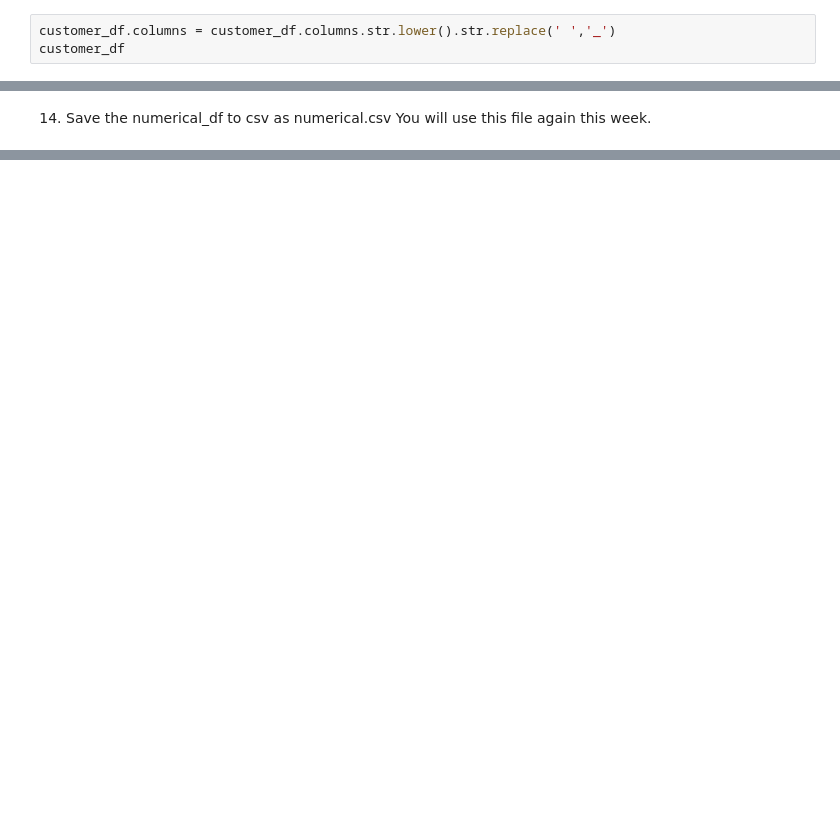
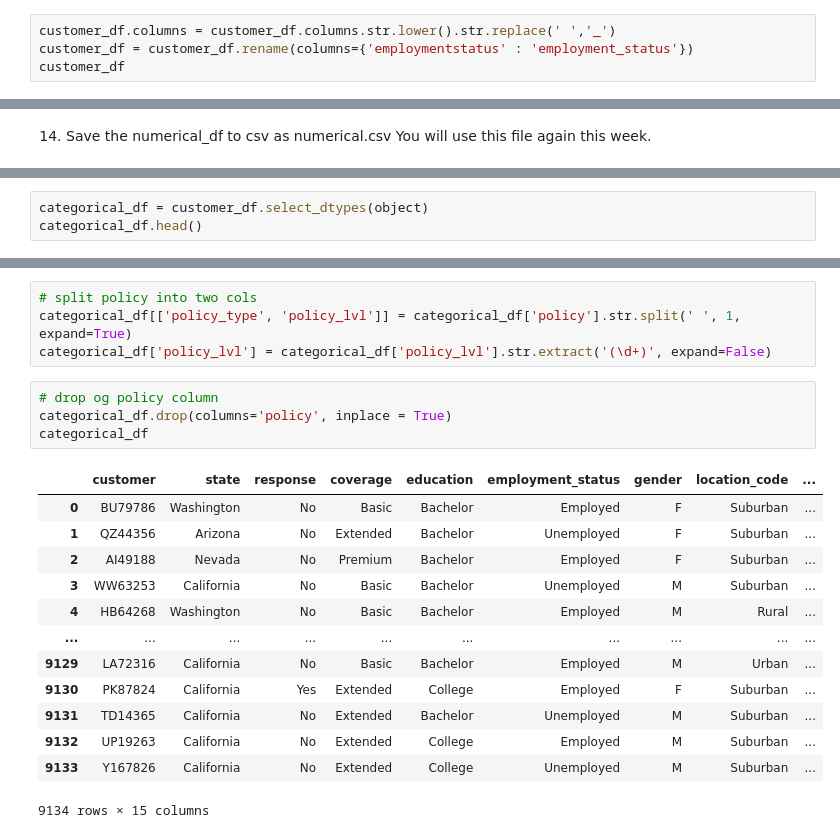
Before and after one commit to valmgisbert/lab-cleaning-numerical-data, a Jupyter notebook: lab-cleaning-numerical-data.ipynb, the cells around one changed output, grey strips where cells are left out. Drawn from its saved outputs; the diff is of its cells as text; blank space fills up the shorter version.

Commit message:
categorical lab done

```diff
--- a/lab-cleaning-numerical-data.ipynb
+++ b/lab-cleaning-numerical-data.ipynb
@@ -88,6 +90,7 @@ Name: Total Claim Amount, Length: 5106, dtype: int64
 4. Rename the columns so they follow the PE8 (snake case) (lower_case_with_underscores)
 # %%
 customer_df.columns = customer_df.columns.str.lower().str.replace(' ','_')
+customer_df = customer_df.rename(columns={'employmentstatus' : 'employment_status'})
 customer_df
 # %% [output]
 |  | customer | state | customer_lifetime_value | response | coverage | education | effective_to_date | ... |
@@ -305,0 +315,3 @@ numerical_df.to_csv('numerical.csv')
+# %%
+categorical_df = customer_df.select_dtypes(object)
+categorical_df.head()
@@ -305,0 +426,22 @@ numerical_df.to_csv('numerical.csv')
+# %%
+# split policy into two cols
+categorical_df[['policy_type', 'policy_lvl']] = categorical_df['policy'].str.split(' ', 1, expand=True)
+categorical_df['policy_lvl'] = categorical_df['policy_lvl'].str.extract('(\d+)', expand=False)
+# %%
+# drop og policy column
+categorical_df.drop(columns='policy', inplace = True)
+categorical_df
+# %% [output]
+|  | customer | state | response | coverage | education | employment_status | gender | location_code | ... |
+| 0 | BU79786 | Washington | No | Basic | Bachelor | Employed | F | Suburban | ... |
+| 1 | QZ44356 | Arizona | No | Extended | Bachelor | Unemployed | F | Suburban | ... |
+| 2 | AI49188 | Nevada | No | Premium | Bachelor | Employed | F | Suburban | ... |
+| 3 | WW63253 | California | No | Basic | Bachelor | Unemployed | M | Suburban | ... |
+| 4 | HB64268 | Washington | No | Basic | Bachelor | Employed | M | Rural | ... |
+| ... | ... | ... | ... | ... | ... | ... | ... | ... | ... |
+| 9129 | LA72316 | California | No | Basic | Bachelor | Employed | M | Urban | ... |
+| 9130 | PK87824 | California | Yes | Extended | College | Employed | F | Suburban | ... |
+| 9131 | TD14365 | California | No | Extended | Bachelor | Unemployed | M | Suburban | ... |
+| 9132 | UP19263 | California | No | Extended | College | Employed | M | Suburban | ... |
+| 9133 | Y167826 | California | No | Extended | College | Unemployed | M | Suburban | ... |
+9134 rows × 15 columns
```
Also changed, not shown: parts of 28 cells of this notebook, 1 other file.
